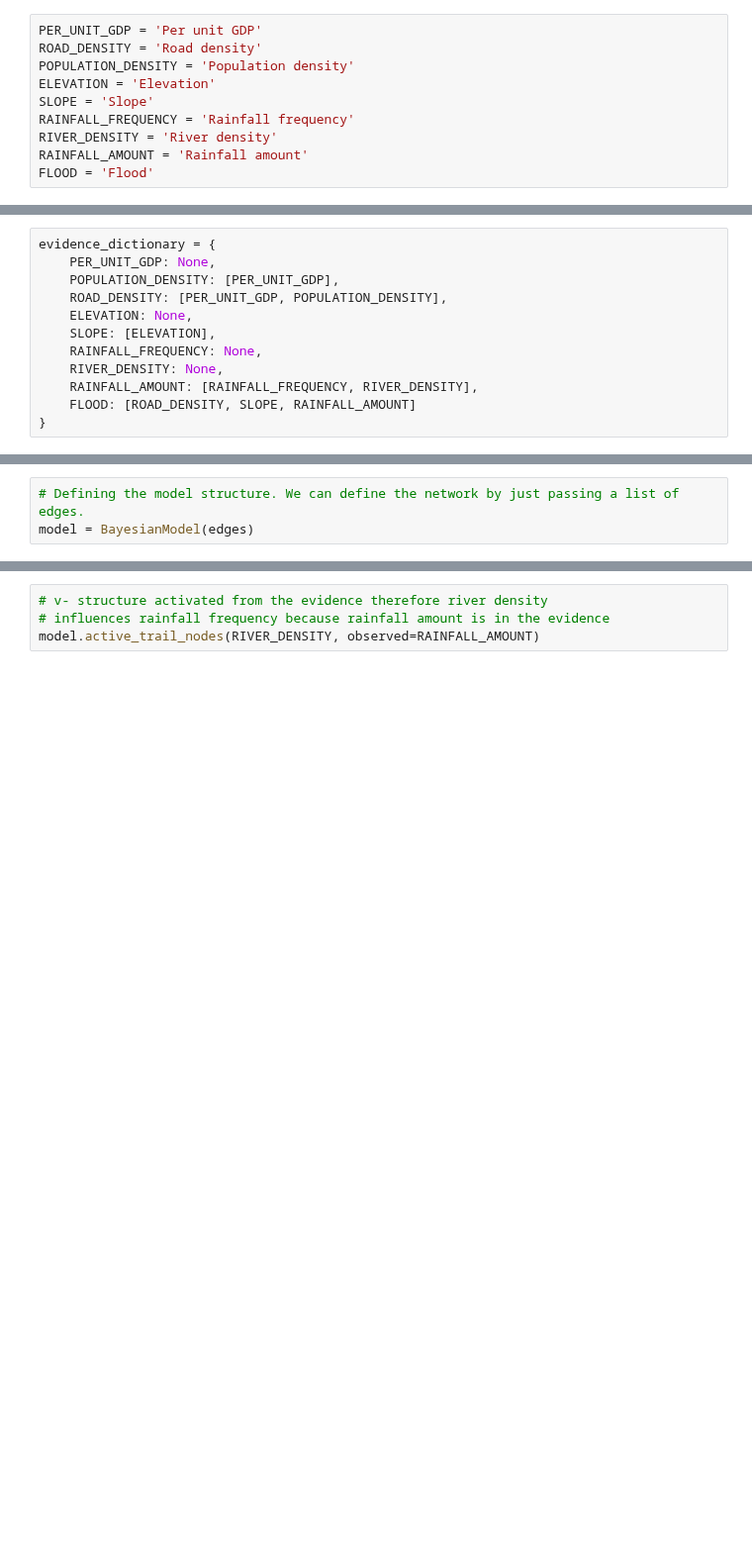
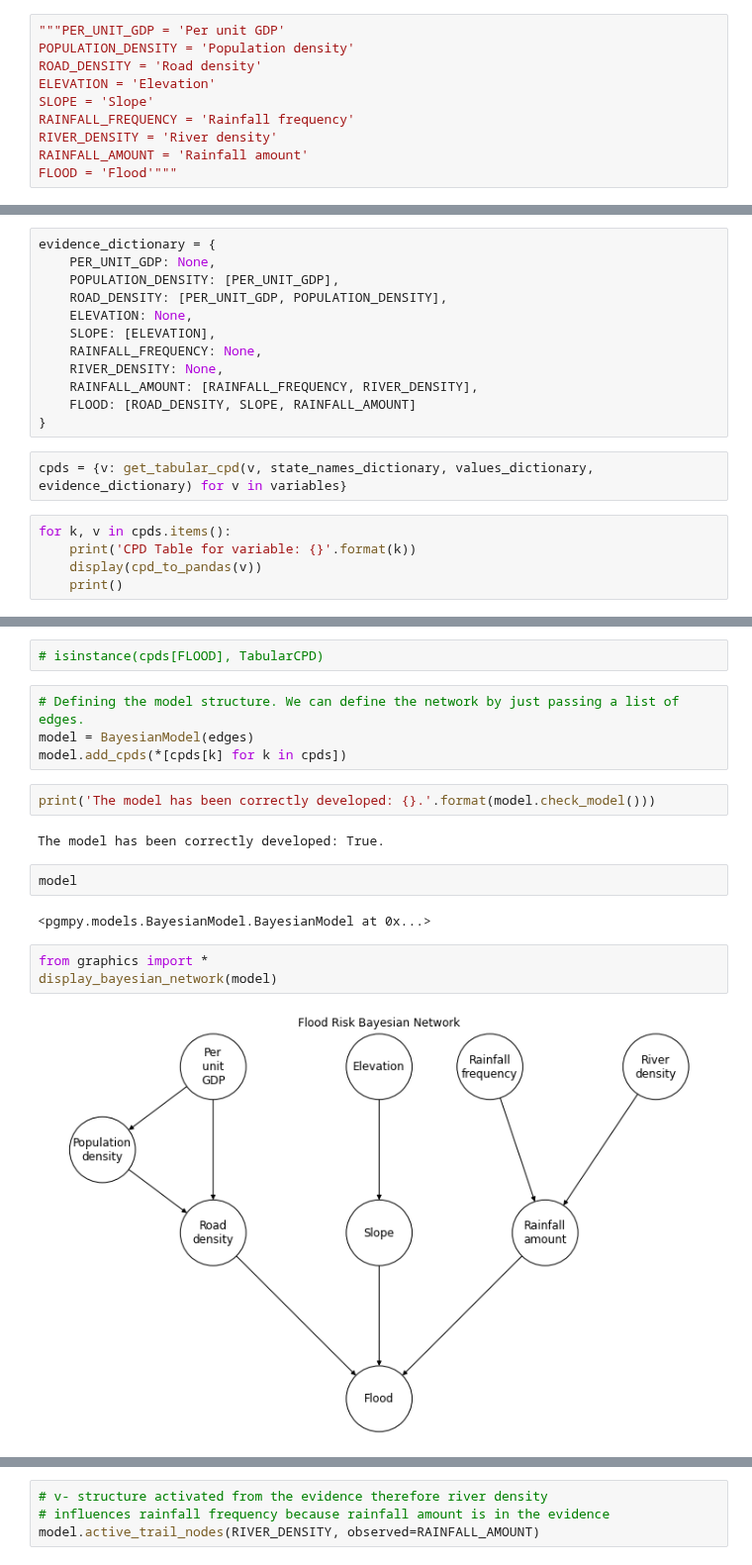
Before and after one commit to RiccardoSpolaor/Flood-disaster-prediction, a Jupyter notebook: Flooding Disaster Prediction.ipynb, the cells around one changed output, grey strips where cells are left out. Shown at 99% size. Saved outputs shown, nothing was run; the diff lists cells and outputs as text; blank space fills up the shorter version.

Commit message:
graphics implementations

```diff
--- a/Flooding Disaster Prediction.ipynb
+++ b/Flooding Disaster Prediction.ipynb
@@ -13,12 +15,12 @@ import matplotlib.pyplot as plt
 # %%
 %matplotlib inline
 # %%
-PER_UNIT_GDP = 'Per unit GDP'
+"""PER_UNIT_GDP = 'Per unit GDP'
+POPULATION_DENSITY = 'Population density'
 ROAD_DENSITY = 'Road density'
-POPULATION_DENSITY = 'Population density'
 ELEVATION = 'Elevation'
 SLOPE = 'Slope'
 RAINFALL_FREQUENCY = 'Rainfall frequency'
 RIVER_DENSITY = 'River density'
 RAINFALL_AMOUNT = 'Rainfall amount'
-FLOOD = 'Flood'
+FLOOD = 'Flood'"""
@@ -125,3 +121,10 @@ evidence_dictionary = {
     RAINFALL_AMOUNT: [RAINFALL_FREQUENCY, RIVER_DENSITY],
     FLOOD: [ROAD_DENSITY, SLOPE, RAINFALL_AMOUNT]
 }
+# %%
+cpds = {v: get_tabular_cpd(v, state_names_dictionary, values_dictionary, evidence_dictionary) for v in variables}
+# %%
+for k, v in cpds.items():
+    print('CPD Table for variable: {}'.format(k))
+    display(cpd_to_pandas(v))
+    print()
@@ -128,4 +163,20 @@ evidence_dictionary = {
+# %%
+# isinstance(cpds[FLOOD], TabularCPD)
 # %%
 # Defining the model structure. We can define the network by just passing a list of edges.
 model = BayesianModel(edges)
+model.add_cpds(*[cpds[k] for k in cpds])
+# %%
+print('The model has been correctly developed: {}.'.format(model.check_model()))
+# %% [output]
+The model has been correctly developed: True.
+# %%
+model
+# %% [output]
+<pgmpy.models.BayesianModel.BayesianModel at 0x...>
+# %%
+from graphics import *
+display_bayesian_network(model)
+# %% [output]
+[figure, added]
 # %%
```
Also changed, not shown: parts of 24 cells of this notebook, 3 other files.
